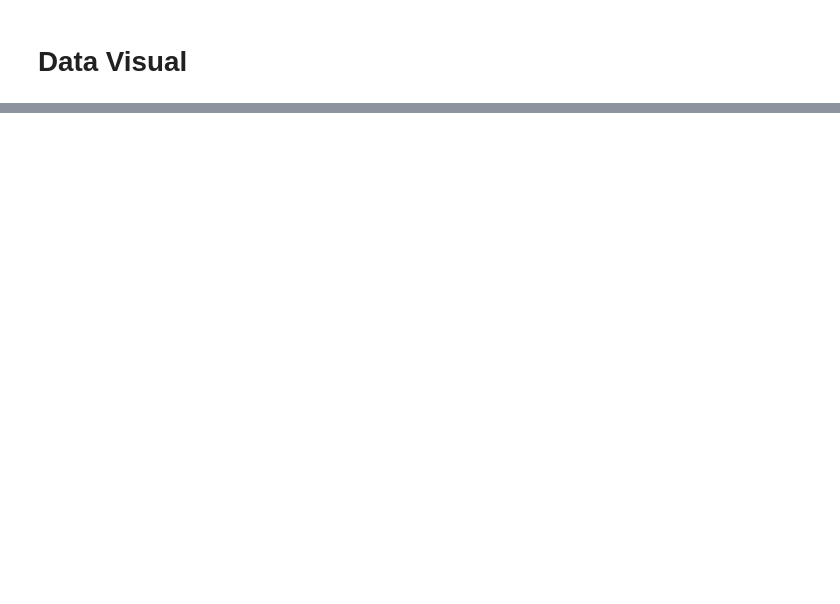
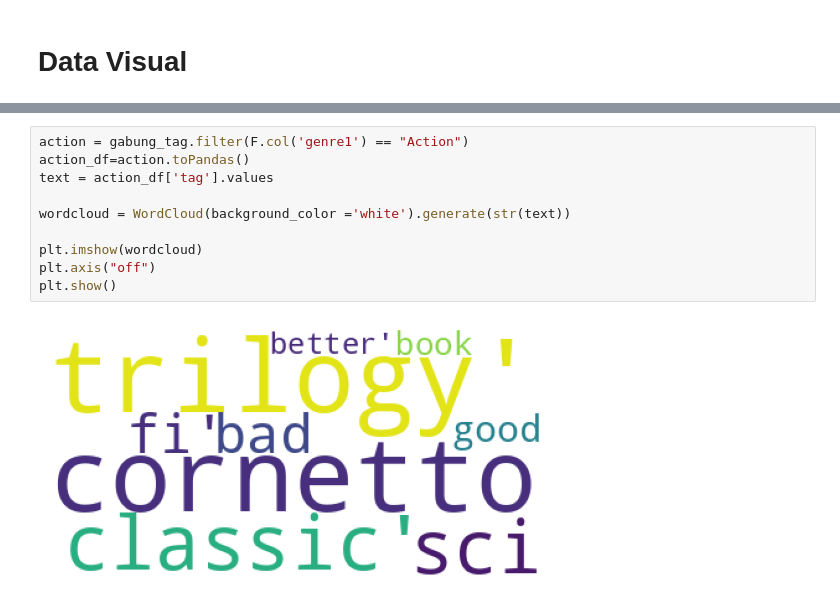
Before and after one commit to kayabaakihiko13/data_movie_and_ratings_recommendation_system, a Jupyter notebook: Movie_rocomendation.ipynb, the cells around one changed output, grey strips where cells are left out. Cells and saved outputs as stored; diff of their text form; blank space fills up the shorter version.

```diff
--- a/Movie_rocomendation.ipynb
+++ b/Movie_rocomendation.ipynb
@@ -331,0 +348,12 @@ only showing top 3 rows
+# %%
+action = gabung_tag.filter(F.col('genre1') == "Action")
+action_df=action.toPandas()
+text = action_df['tag'].values
+
+wordcloud = WordCloud(background_color ='white').generate(str(text))
+
+plt.imshow(wordcloud)
+plt.axis("off")
+plt.show()
+# %% [output]
+[figure, added]
```
Also changed, not shown: parts of 26 cells of this notebook.
